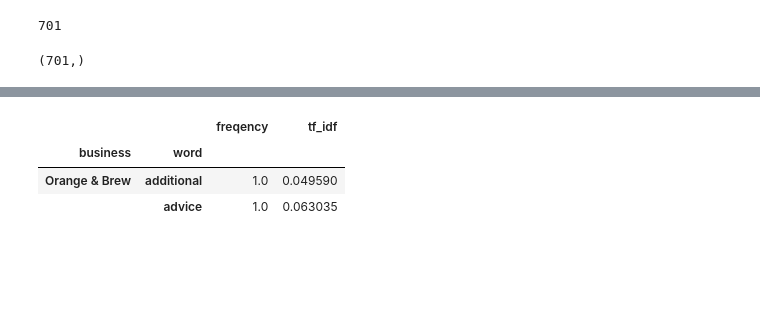
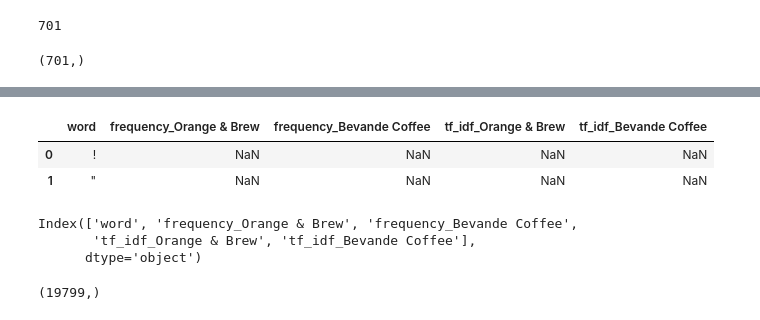
Before and after one commit to mbkranz/restaurant-app, a Jupyter notebook: notebooks/nlp-yelp-reviews.ipynb, the cells around one changed output, grey strips where cells are left out. Cells and saved outputs as stored; diff of their text form; code cells hidden in the pictures; blank space fills up the shorter version.

Commit message:
fixed error with restaurant name to index mapping.

```diff
--- a/notebooks/nlp-yelp-reviews.ipynb
+++ b/notebooks/nlp-yelp-reviews.ipynb
@@ -173,7 +190,7 @@ all_bag_of_words_list = []
 for doc_id in range(len(reviews_corpus)):
     bag_of_words = (
         pd.DataFrame(
-            {"freqency":dict(reviews_corpus[doc_id]),
+            {"frequency":dict(reviews_corpus[doc_id]),
              "tf_idf":dict(reviews_tfidf_docs[doc_id]),
              "business":doc_mapping[doc_id],
              "word":token_mapping
@@ -183,4 +200,4 @@ for doc_id in range(len(reviews_corpus)):
     )
     all_bag_of_words_list.append(bag_of_words)
 # %%
-pd.concat(all_bag_of_words_list)
+all_bag_of_words_df = pd.concat(all_bag_of_words_list)
@@ -187,7 +206,20 @@ pd.concat(all_bag_of_words_list)
+# %%
+restaurants = ['Orange & Brew','Bevande Coffee']
+# %%
+plot_df = (
+    all_bag_of_words_df
+    .loc[restaurants]
+    .unstack('business')
+    .reset_index()
+)
+
+plot_df.columns = [
+    '_'.join([x for x in column if len(x)>0])
+    for column in plot_df.columns
+]
 # %%
-.head(2)
+plot_df.head(2)
 # %% [output]
-|  |  | freqency | tf_idf |
-| business | word |  |  |
-| Orange & Brew | additional | 1.0 | 0.049590 |
-|  | advice | 1.0 | 0.063035 |
+|  | word | frequency_Orange & Brew | frequency_Bevande Coffee | tf_idf_Orange & Brew | tf_idf_Bevande Coffee |
+| 0 | ! | NaN | NaN | NaN | NaN |
+| 1 | " | NaN | NaN | NaN | NaN |
@@ -193,0 +238,10 @@ pd.concat(all_bag_of_words_list)
+# %%
+plot_df.columns
+# %% [output]
+Index(['word', 'frequency_Orange & Brew', 'frequency_Bevande Coffee',
+       'tf_idf_Orange & Brew', 'tf_idf_Bevande Coffee'],
+      dtype='object')
+# %%
+plot_df.word.unique().shape
+# %% [output]
+(19799,)
```
Also changed, not shown: parts of 14 cells of this notebook.
